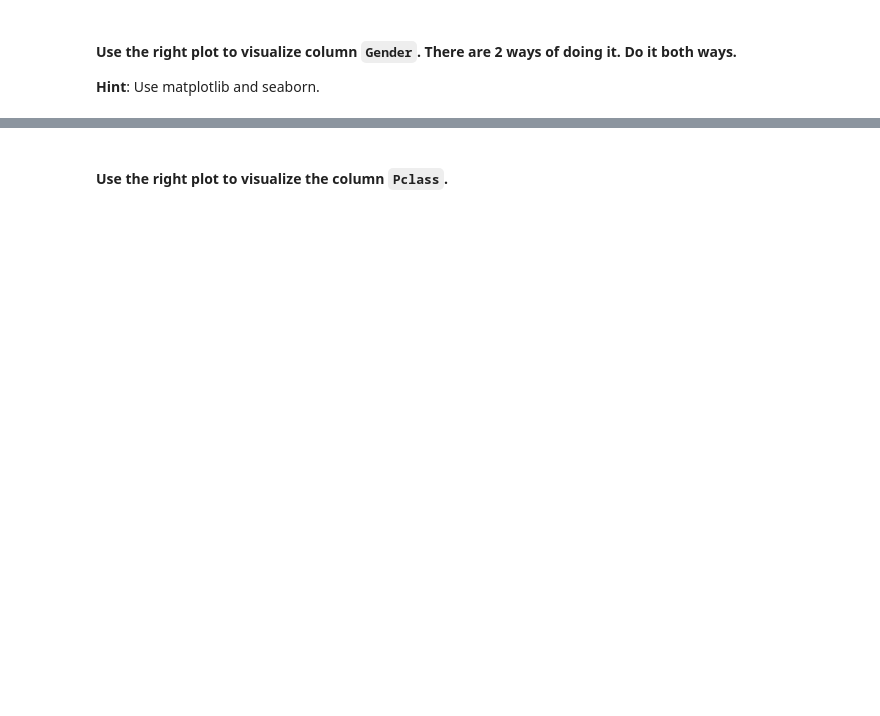
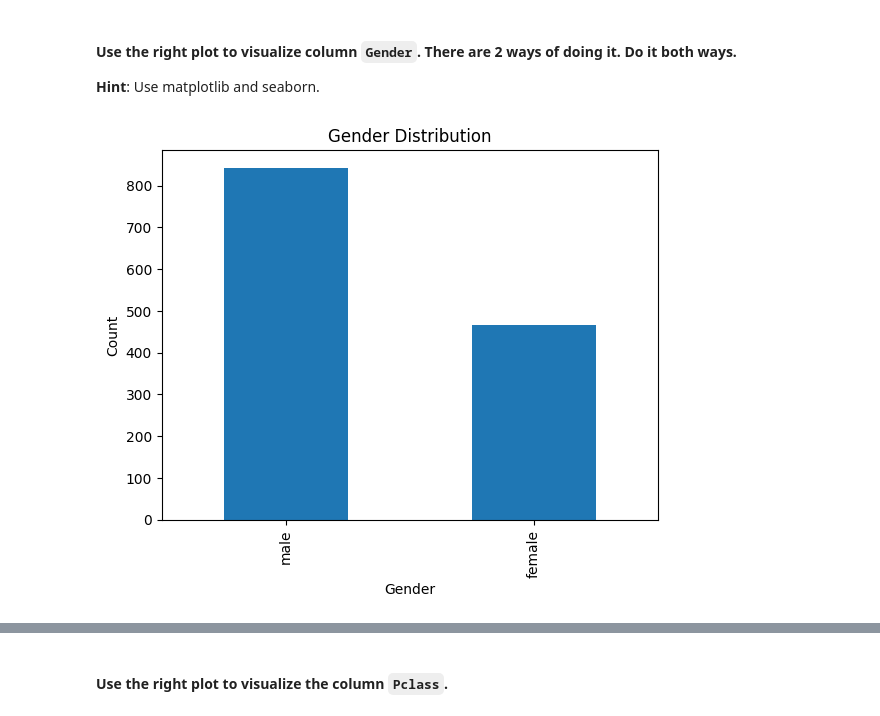
Before and after one commit to Ironhack-Data-Madrid-Octubre-2023/5.2-lab_matplotlib_seaborn, a Jupyter notebook: your-code/main.ipynb, the cells around one changed output, grey strips where cells are left out. Cells and saved outputs as stored; diff of their text form; code cells hidden in the pictures; blank space fills up the shorter version.

```diff
--- a/your-code/main.ipynb
+++ b/your-code/main.ipynb
@@ -187,2 +246,18 @@ your comments here
+# %%
+# Method 1 - matplotlib - Se me está complicando plottear por no ser la columna numérica -> paso a contar los 'male' y 'female'
+counts = titanic.Gender.value_counts()
+
+# Create a bar plot
+counts.plot(kind='bar')
+
+# Set labels and title
+plt.xlabel('Gender')
+plt.ylabel('Count')
+plt.title('Gender Distribution')
+
+# Show the plot
+plt.show()
+# %% [output]
+[figure, added]
 # %%
 # Method 2 - seaborn
```
Also changed, not shown: parts of 49 cells of this notebook.
